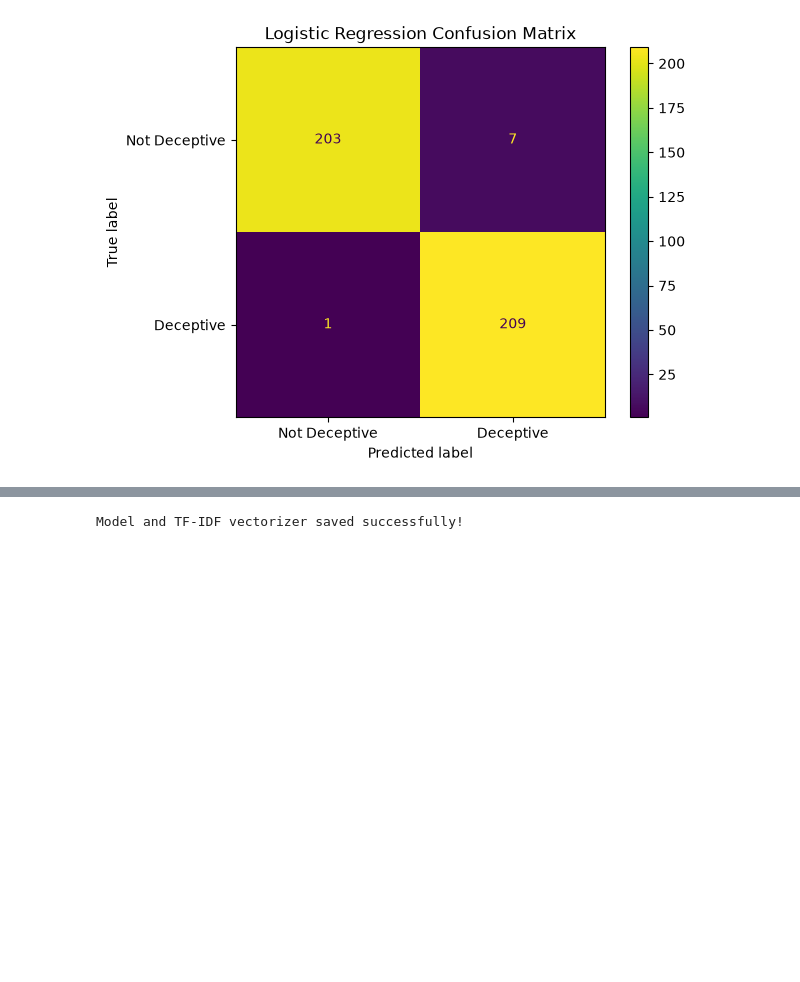
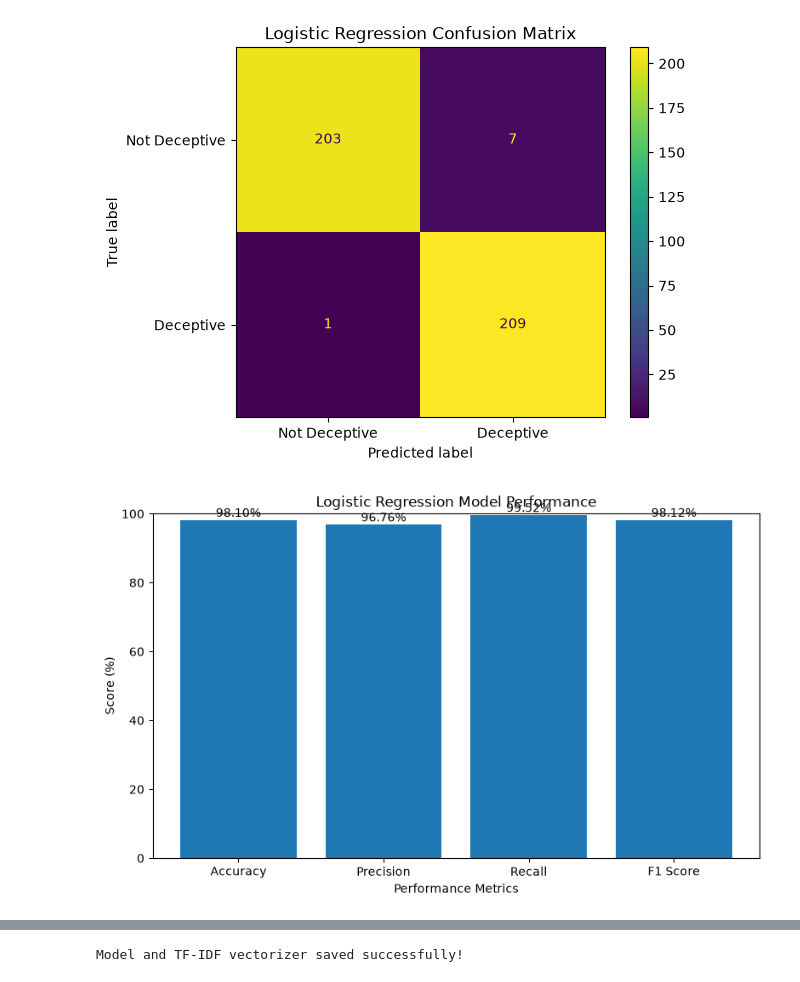
Before and after one commit to Sumanth-poojaryNitte/dark-pattern-classifier, a Jupyter notebook: AI-Powered _Dark Pattern_ Text Classifier.ipynb, the cells around one changed output, grey strips where cells are left out. Drawn from its saved outputs; the diff is of its cells as text; code cells hidden in the pictures; blank space fills up the shorter version.

Commit message:
Added model performance and text length graphs again

```diff
--- a/AI-Powered _Dark Pattern_ Text Classifier.ipynb
+++ b/AI-Powered _Dark Pattern_ Text Classifier.ipynb
@@ -2302,3 +2302,50 @@ plt.title("Logistic Regression Confusion Matrix")
 plt.show()
 # %% [output]
 [figure]
+# %%
+# GRAPH 2: Model Performance Metrics
+
+import matplotlib.pyplot as plt
+from sklearn.metrics import (
+    accuracy_score,
+    precision_score,
+    recall_score,
+    f1_score
+)
+
+# Use the existing predictions
+accuracy = accuracy_score(y_test, lr_pred)
+precision = precision_score(y_test, lr_pred, zero_division=0)
+recall = recall_score(y_test, lr_pred, zero_division=0)
+f1 = f1_score(y_test, lr_pred, zero_division=0)
+
+metrics = ["Accuracy", "Precision", "Recall", "F1 Score"]
+values = [
+    accuracy * 100,
+    precision * 100,
+    recall * 100,
+    f1 * 100
+]
+
+plt.figure(figsize=(8, 5))
+
+bars = plt.bar(metrics, values)
+
+plt.title("Logistic Regression Model Performance")
+plt.xlabel("Performance Metrics")
+plt.ylabel("Score (%)")
+plt.ylim(0, 100)
+
+# Display values above bars
+for bar, value in zip(bars, values):
+    plt.text(
+        bar.get_x() + bar.get_width() / 2,
+        value + 1,
+        f"{value:.2f}%",
+        ha="center"
+    )
+
+plt.tight_layout()
+plt.show()
+# %% [output]
+[figure, added]
```
Also changed, not shown: parts of 4 cells of this notebook.
